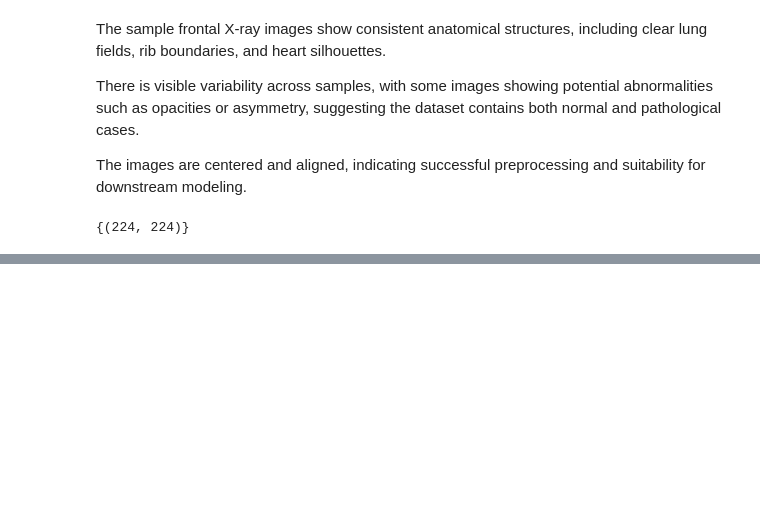
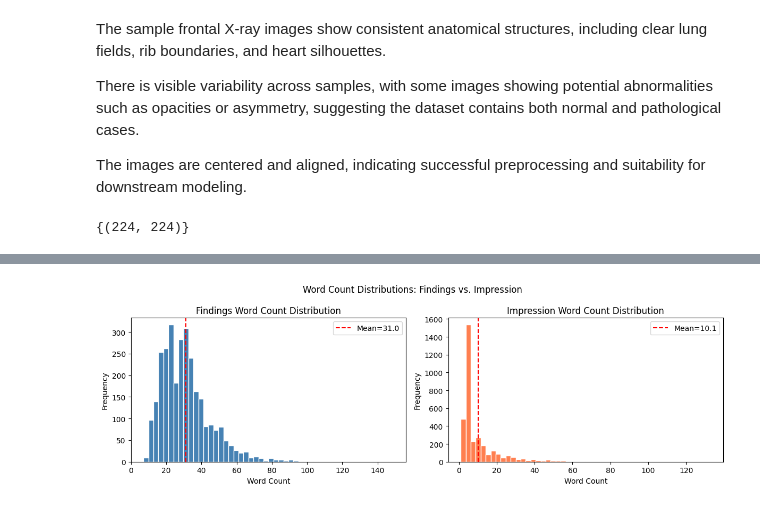
Before and after one commit to Jenyy0416/cs1090b_project, a Jupyter notebook: ms3.ipynb, the cells around one changed output, grey strips where cells are left out. Cells and saved outputs as stored; diff of their text form; code cells hidden in the pictures; blank space fills up the shorter version.

```diff
--- a/ms3.ipynb
+++ b/ms3.ipynb
@@ -68,0 +179,18 @@ set(sizes)
+# %%
+df["findings_wc"]   = df["findings_refined"].apply(word_count)
+df["impression_wc"] = df["impression_refined"].apply(word_count)
+
+print("=== Text Column Summary ===")
+summary = pd.DataFrame({
+    "column": ["findings_refined", "impression_refined"],
+    "total": [len(df), len(df)],
+    "non_empty": [(df["findings_wc"] > 0).sum(), (df["impression_wc"] > 0).sum()],
+    "missing": [(df["findings_wc"] == 0).sum(), (df["impression_wc"] == 0).sum()],
+    "mean_words":[df[df["findings_wc"] > 0]["findings_wc"].mean().round(1),
+                  df[df["impression_wc"] > 0]["impression_wc"].mean().round(1)],
+    "median_words": [df[df["findings_wc"]  > 0]["findings_wc"].median(),
+                    df[df["impression_wc"] > 0]["impression_wc"].median()],
+    "max_words": [df["findings_wc"].max(), df["impression_wc"].max()],
+})
+
+print(summary.to_string(index=False))
@@ -68,0 +202,27 @@ set(sizes)
+# %%
+findings_mean = df[df["findings_wc"] > 0]["findings_wc"].mean()
+impression_mean = df[df["impression_wc"] > 0]["impression_wc"].mean()
+
+fig, axes = plt.subplots(1, 2, figsize=(12, 4))
+
+axes[0].hist(df[df["findings_wc"] > 0]["findings_wc"], bins=50,
+             color="steelblue", edgecolor="white")
+axes[0].set_title("Findings Word Count Distribution")
+axes[0].set_xlabel("Word Count")
+axes[0].set_ylabel("Frequency")
+axes[0].axvline(findings_mean, color="red", linestyle="--", label=f"Mean={findings_mean:.1f}")
+axes[0].legend()
+
+axes[1].hist(df[df["impression_wc"] > 0]["impression_wc"], bins=50,
+             color="coral", edgecolor="white")
+axes[1].set_title("Impression Word Count Distribution")
+axes[1].set_xlabel("Word Count")
+axes[1].set_ylabel("Frequency")
+axes[1].axvline(impression_mean, color="red", linestyle="--", label=f"Mean={impression_mean:.1f}")
+axes[1].legend()
+
+plt.suptitle("Word Count Distributions: Findings vs. Impression")
+plt.tight_layout()
+plt.show()
+# %% [output]
+[figure, added]
```
Also changed, not shown: parts of 53 cells of this notebook.
